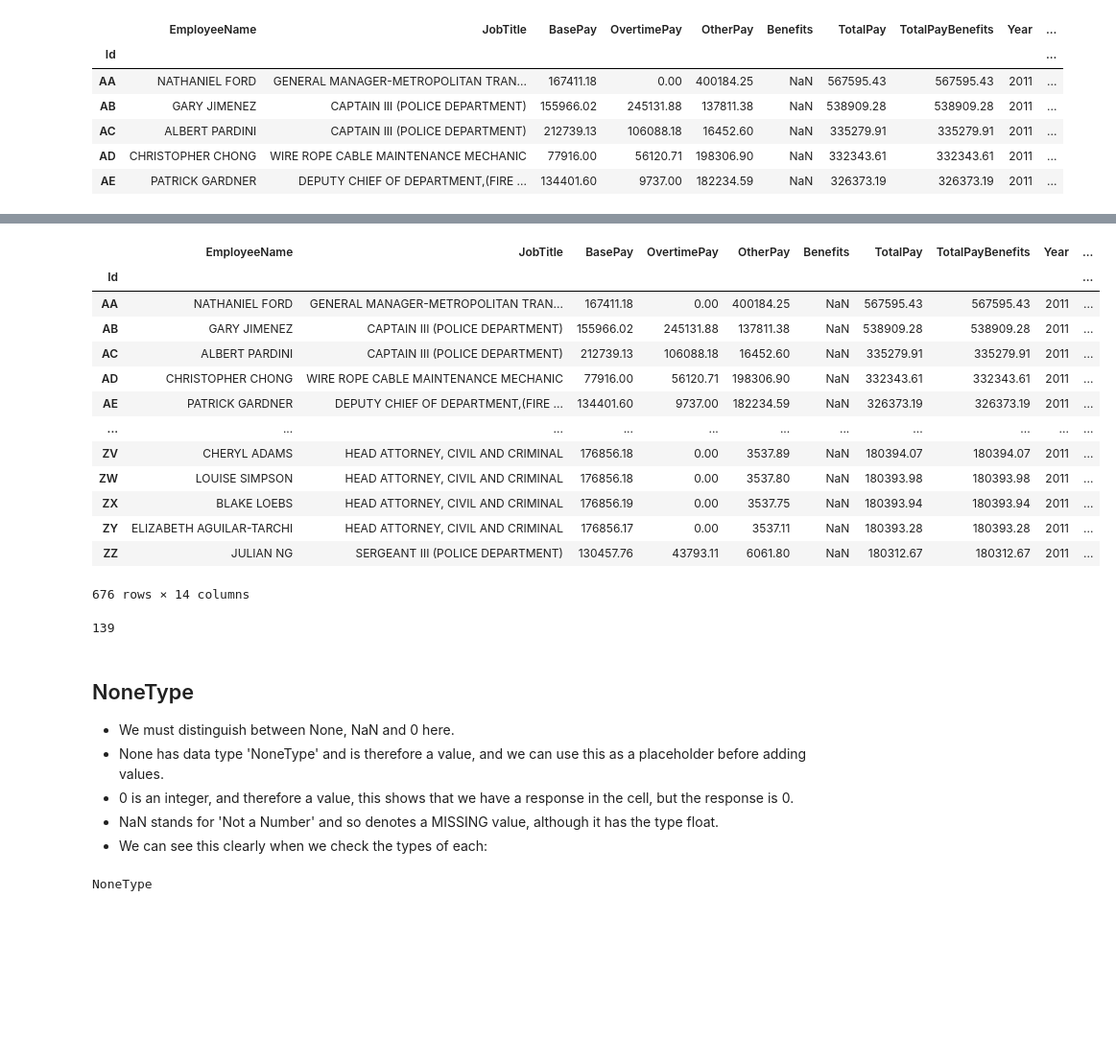
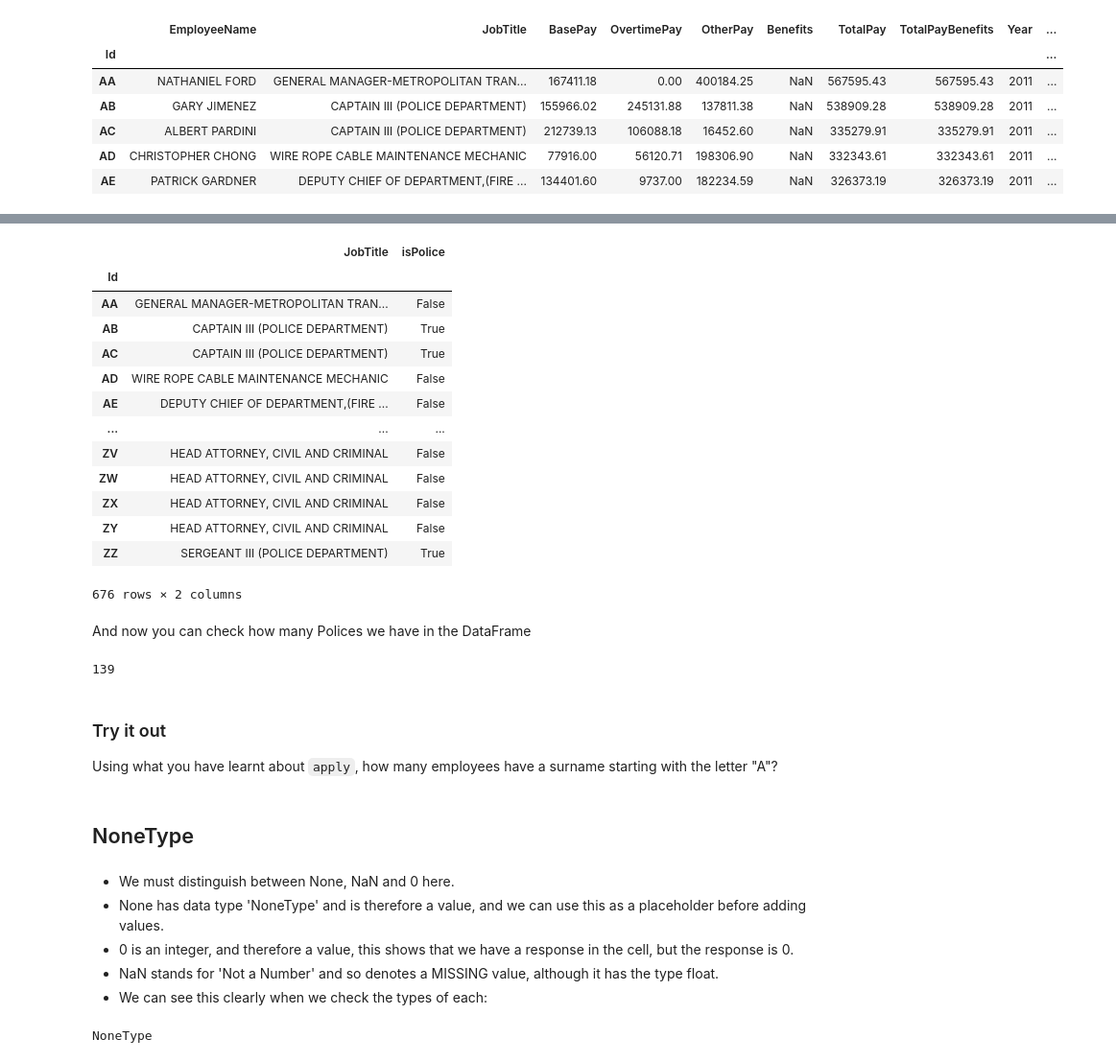
Before and after one commit to life-efficient/Data-Engineering, a Jupyter notebook: 1. Data Formats and Pandas/2. Intro to Pandas/Notebook.ipynb, the cells around one changed output, grey strips where cells are left out. Shown at 96% size. Drawn from its saved outputs; the diff is of its cells as text; code cells hidden in the pictures; blank space fills up the shorter version.

```diff
--- a/1. Data Formats and Pandas/2. Intro to Pandas/Notebook.ipynb
+++ b/1. Data Formats and Pandas/2. Intro to Pandas/Notebook.ipynb
@@ -24,7 +24,7 @@
 import pandas as pd
 # %%
 # do not worry about this, here we are just reading in a dataset to demonstrate operations
-sf_sal = pd.read_csv('Salaries.csv')
+sf_sal = pd.read_csv('https://aicore-files.s3.amazonaws.com/Foundations/Data_Formats/Salaries.csv')
 sf_sal
 # %% [output]
 |  | Id | EmployeeName | JobTitle | BasePay | OvertimePay | OtherPay | Benefits | TotalPay | TotalPayBenefits | ... |
@@ -195,37 +266,43 @@ sf_sal.head()
 # %%
 # define function to find 'police' first
 
 def find_police(x):
     return "POLICE" in x
 
 
 # use apply to search for it in JobTitle
 sf_sal["isPolice"] = sf_sal["JobTitle"].apply(find_police)
 
-# CODE HERE
-sf_sal
+sf_sal[["JobTitle", "isPolice"]]
 # %% [output]
-|  | EmployeeName | JobTitle | BasePay | OvertimePay | OtherPay | Benefits | TotalPay | TotalPayBenefits | Year | ... |
-| Id |  |  |  |  |  |  |  |  |  | ... |
-| AA | NATHANIEL FORD | GENERAL MANAGER-METROPOLITAN TRAN... | 167411.18 | 0.00 | 400184.25 | NaN | 567595.43 | 567595.43 | 2011 | ... |
-| AB | GARY JIMENEZ | CAPTAIN III (POLICE DEPARTMENT) | 155966.02 | 245131.88 | 137811.38 | NaN | 538909.28 | 538909.28 | 2011 | ... |
-| AC | ALBERT PARDINI | CAPTAIN III (POLICE DEPARTMENT) | 212739.13 | 106088.18 | 16452.60 | NaN | 335279.91 | 335279.91 | 2011 | ... |
-| AD | CHRISTOPHER CHONG | WIRE ROPE CABLE MAINTENANCE MECHANIC | 77916.00 | 56120.71 | 198306.90 | NaN | 332343.61 | 332343.61 | 2011 | ... |
-| AE | PATRICK GARDNER | DEPUTY CHIEF OF DEPARTMENT,(FIRE ... | 134401.60 | 9737.00 | 182234.59 | NaN | 326373.19 | 326373.19 | 2011 | ... |
-| ... | ... | ... | ... | ... | ... | ... | ... | ... | ... | ... |
-| ZV | CHERYL ADAMS | HEAD ATTORNEY, CIVIL AND CRIMINAL | 176856.18 | 0.00 | 3537.89 | NaN | 180394.07 | 180394.07 | 2011 | ... |
-| ZW | LOUISE SIMPSON | HEAD ATTORNEY, CIVIL AND CRIMINAL | 176856.18 | 0.00 | 3537.80 | NaN | 180393.98 | 180393.98 | 2011 | ... |
-| ZX | BLAKE LOEBS | HEAD ATTORNEY, CIVIL AND CRIMINAL | 176856.19 | 0.00 | 3537.75 | NaN | 180393.94 | 180393.94 | 2011 | ... |
-| ZY | ELIZABETH AGUILAR-TARCHI | HEAD ATTORNEY, CIVIL AND CRIMINAL | 176856.17 | 0.00 | 3537.11 | NaN | 180393.28 | 180393.28 | 2011 | ... |
-| ZZ | JULIAN NG | SERGEANT III (POLICE DEPARTMENT) | 130457.76 | 43793.11 | 6061.80 | NaN | 180312.67 | 180312.67 | 2011 | ... |
+|  | JobTitle | isPolice |
+| Id |  |  |
+| AA | GENERAL MANAGER-METROPOLITAN TRAN... | False |
+| AB | CAPTAIN III (POLICE DEPARTMENT) | True |
+| AC | CAPTAIN III (POLICE DEPARTMENT) | True |
+| AD | WIRE ROPE CABLE MAINTENANCE MECHANIC | False |
+| AE | DEPUTY CHIEF OF DEPARTMENT,(FIRE ... | False |
+| ... | ... | ... |
+| ZV | HEAD ATTORNEY, CIVIL AND CRIMINAL | False |
+| ZW | HEAD ATTORNEY, CIVIL AND CRIMINAL | False |
+| ZX | HEAD ATTORNEY, CIVIL AND CRIMINAL | False |
+| ZY | HEAD ATTORNEY, CIVIL AND CRIMINAL | False |
+| ZZ | SERGEANT III (POLICE DEPARTMENT) | True |
-676 rows × 14 columns
+676 rows × 2 columns
+# %% [markdown]
+And now you can check how many Polices we have in the DataFrame
 # %%
 # sum
 sf_sal["isPolice"].sum()
 # %% [output]
 139
+# %% [markdown]
+### Try it out
+
+Using what you have learnt about `apply`, how many employees have a surname starting with the letter "A"?
+# %% [markdown]
+## NoneType
 # %% [markdown]
-## NoneType
 - We must distinguish between None, NaN and 0 here.
 - None has data type 'NoneType' and is therefore a value, and we can use this as a placeholder before adding values.
 - 0 is an integer, and therefore a value, this shows that we have a response in the cell, but the response is 0.
```
Also changed, not shown: parts of 73 cells of this notebook.
